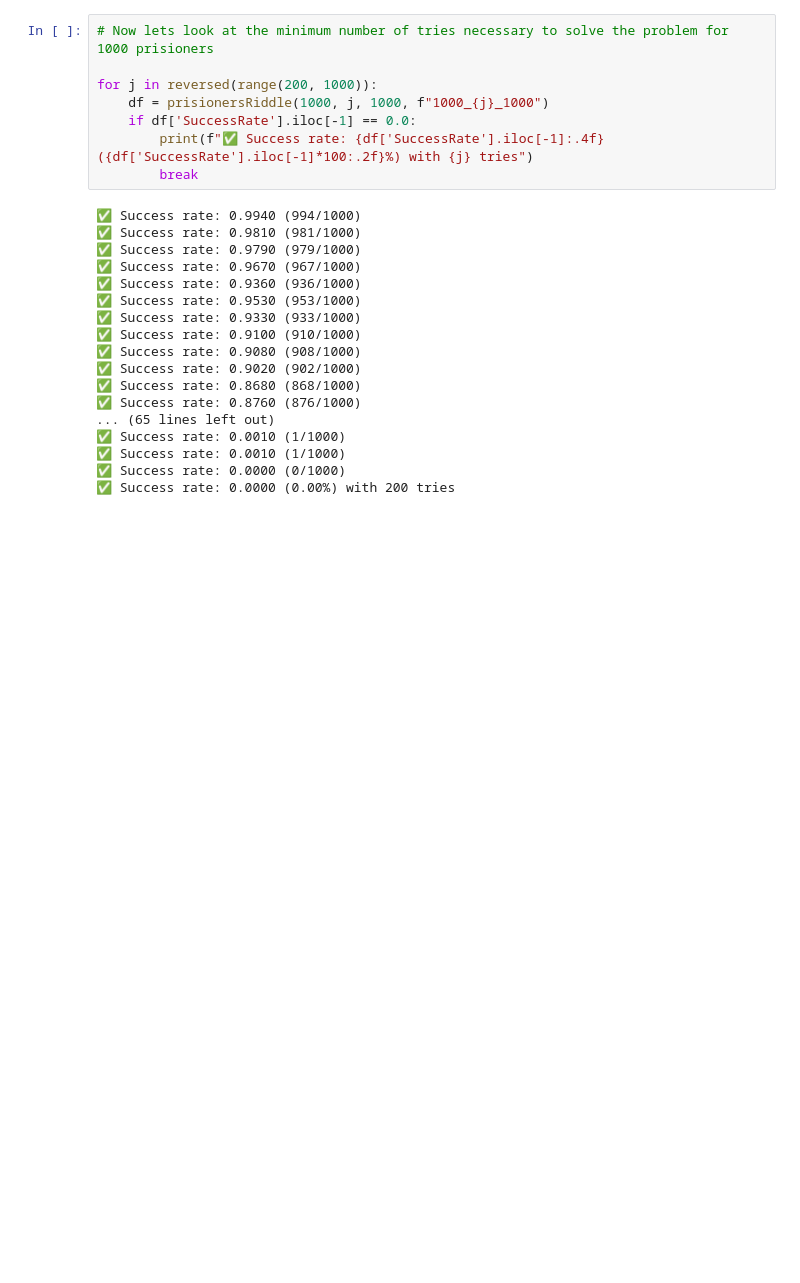
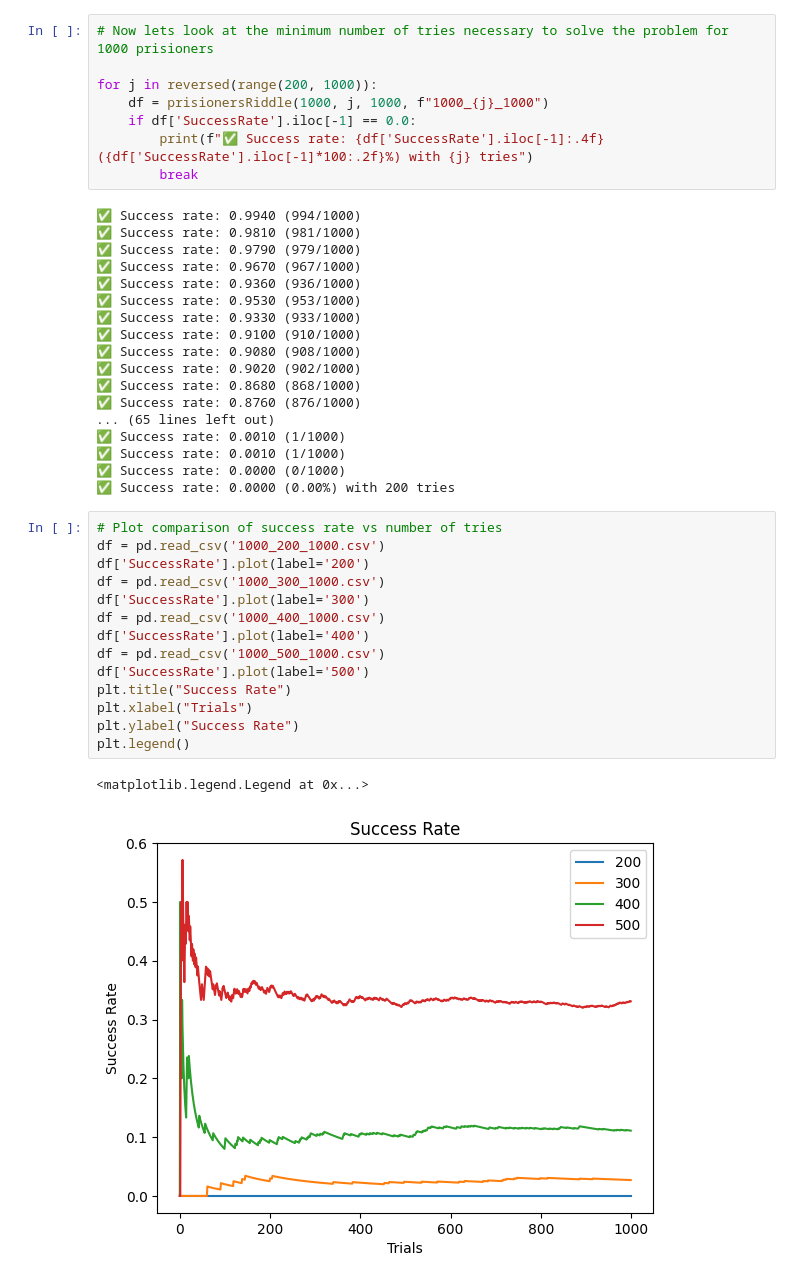
Before and after one commit to joko1712/PrisonersRiddle, a Jupyter notebook: Riddle.ipynb, the cells around one changed output. Saved outputs shown, nothing was run; the diff lists cells and outputs as text; blank space fills up the shorter version.

```diff
--- a/Riddle.ipynb
+++ b/Riddle.ipynb
@@ -267,3 +267,20 @@ for j in reversed(range(200, 1000)):
 ✅ Success rate: 0.0010 (1/1000)
 ✅ Success rate: 0.0000 (0/1000)
 ✅ Success rate: 0.0000 (0.00%) with 200 tries
+# %%
+# Plot comparison of success rate vs number of tries
+df = pd.read_csv('1000_200_1000.csv')
+df['SuccessRate'].plot(label='200')
+df = pd.read_csv('1000_300_1000.csv')
+df['SuccessRate'].plot(label='300')
+df = pd.read_csv('1000_400_1000.csv')
+df['SuccessRate'].plot(label='400')
+df = pd.read_csv('1000_500_1000.csv')
+df['SuccessRate'].plot(label='500')
+plt.title("Success Rate")
+plt.xlabel("Trials")
+plt.ylabel("Success Rate")
+plt.legend()
+# %% [output]
+<matplotlib.legend.Legend at 0x...>
+[figure, added]
```
